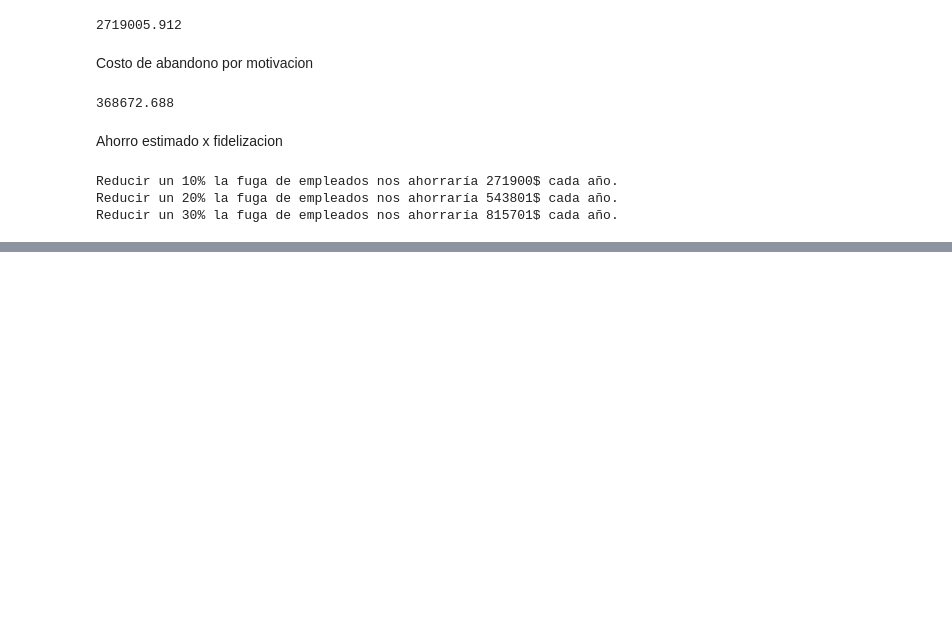
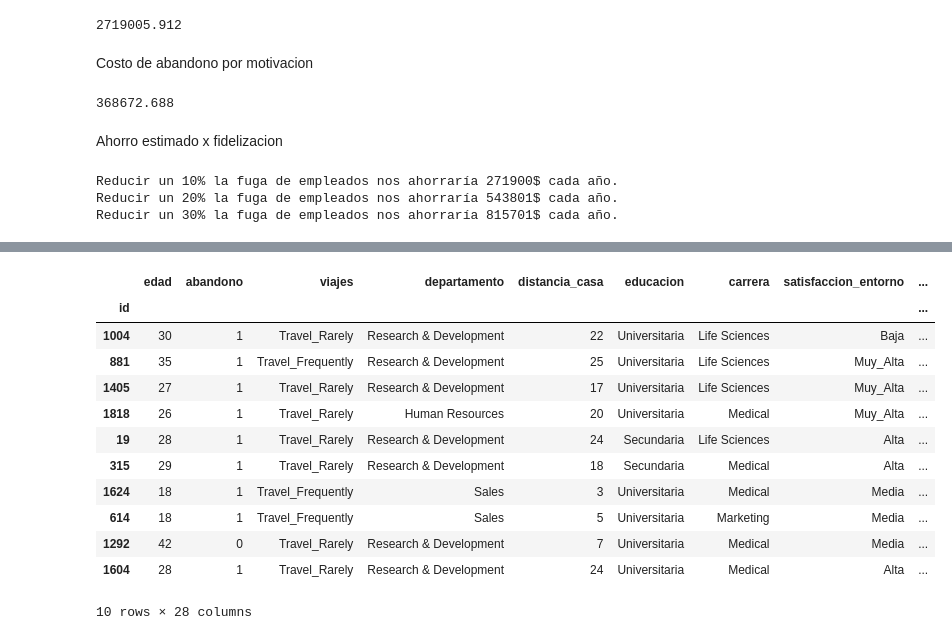
Before and after one commit to MauricioSalazarP/AbandonoEmpleados, a Jupyter notebook: Abandono_empleados/BI_Analisis.ipynb, the cells around one changed output, grey strips where cells are left out. Cells and saved outputs as stored; diff of their text form; code cells hidden in the pictures; blank space fills up the shorter version.

```diff
--- a/Abandono_empleados/BI_Analisis.ipynb
+++ b/Abandono_empleados/BI_Analisis.ipynb
@@ -349,0 +542,17 @@ Reducir un 30% la fuga de empleados nos ahorraría 815701$ cada año.
+# %%
+#top 10 empleados con mayor probabilidad de abandono
+df.sort_values(by = 'scoring_abandono', ascending = False)[0:10]
+# %% [output]
+|  | edad | abandono | viajes | departamento | distancia_casa | educacion | carrera | satisfaccion_entorno | ... |
+| id |  |  |  |  |  |  |  |  | ... |
+| 1004 | 30 | 1 | Travel_Rarely | Research & Development | 22 | Universitaria | Life Sciences | Baja | ... |
+| 881 | 35 | 1 | Travel_Frequently | Research & Development | 25 | Universitaria | Life Sciences | Muy_Alta | ... |
+| 1405 | 27 | 1 | Travel_Rarely | Research & Development | 17 | Universitaria | Life Sciences | Muy_Alta | ... |
+| 1818 | 26 | 1 | Travel_Rarely | Human Resources | 20 | Universitaria | Medical | Muy_Alta | ... |
+| 19 | 28 | 1 | Travel_Rarely | Research & Development | 24 | Secundaria | Life Sciences | Alta | ... |
+| 315 | 29 | 1 | Travel_Rarely | Research & Development | 18 | Secundaria | Medical | Alta | ... |
+| 1624 | 18 | 1 | Travel_Frequently | Sales | 3 | Universitaria | Medical | Media | ... |
+| 614 | 18 | 1 | Travel_Frequently | Sales | 5 | Universitaria | Marketing | Media | ... |
+| 1292 | 42 | 0 | Travel_Rarely | Research & Development | 7 | Universitaria | Medical | Media | ... |
+| 1604 | 28 | 1 | Travel_Rarely | Research & Development | 24 | Universitaria | Medical | Alta | ... |
+10 rows × 28 columns
```
Also changed, not shown: parts of 30 cells of this notebook, 1 other file.
